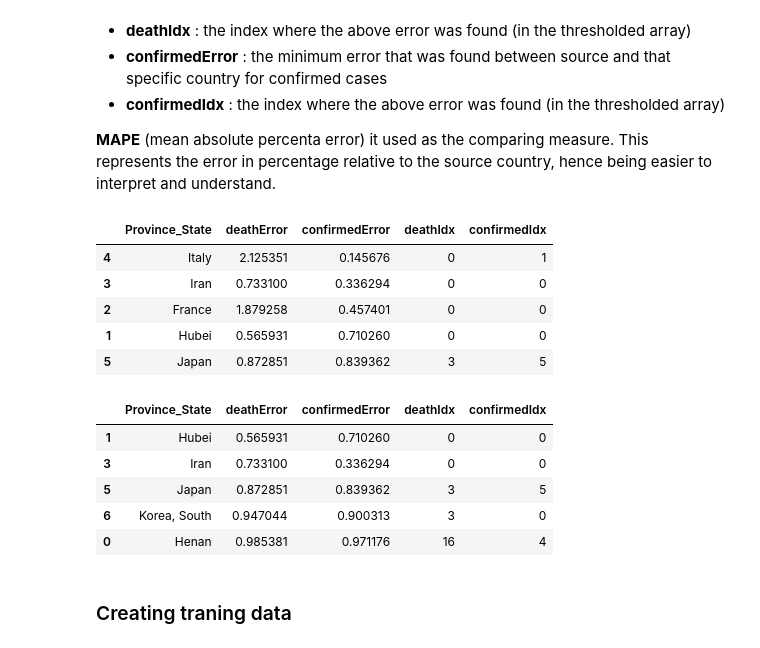
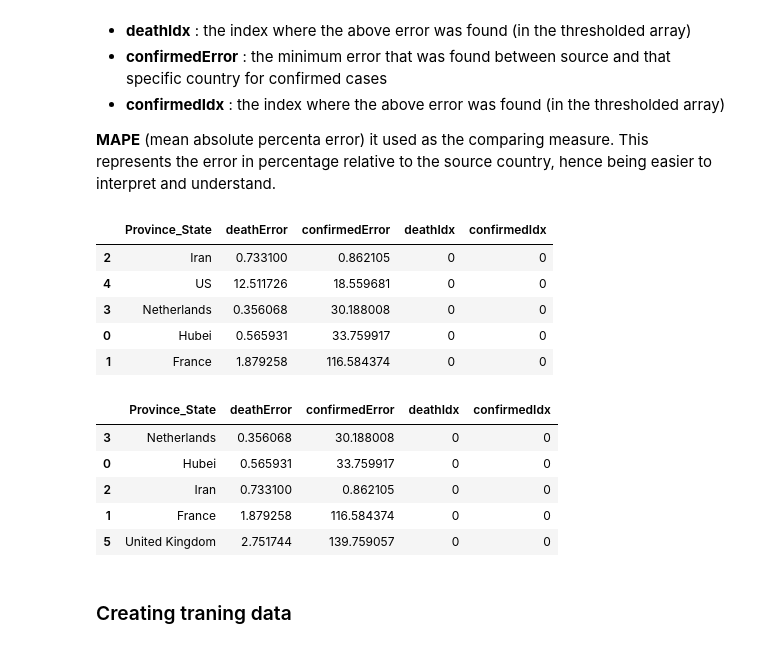
Before and after one commit to rebeccadavidsson/SIR_LSTM, a Jupyter notebook: LSTM/notebooks/Covid_19_spread_prediction_rnn.ipynb, the cells around one changed output. Saved outputs shown, nothing was run; the diff lists cells and outputs as text; code cells hidden in the pictures.

```diff
--- a/LSTM/notebooks/Covid_19_spread_prediction_rnn.ipynb
+++ b/LSTM/notebooks/Covid_19_spread_prediction_rnn.ipynb
@@ -79,3 +79,10 @@ allData.head()
 | 2 | Afghanistan | Afghanistan | 2020-01-24 | 0.0 | 0.0 |
 | 3 | Afghanistan | Afghanistan | 2020-01-25 | 0.0 | 0.0 |
 | 4 | Afghanistan | Afghanistan | 2020-01-26 | 0.0 | 0.0 |
+# %%
+# Replace Confirmed cases with new confirmed cases
+allData = allData.sort_values("Date")
+allData["New Confirmed"] = allData.groupby("Country_Region")["ConfirmedCases"].diff()
+columns = allData.columns
+allData = allData.groupby('Country_Region', as_index=False).apply(lambda group: group.iloc[1:])
+allData
@@ -82,3 +103,7 @@ allData.head()
+# %%
+allData = allData.reset_index()[columns]
+allData = allData.drop("ConfirmedCases", axis=1)
+allData = allData.rename(columns={"New Confirmed": "ConfirmedCases"})
 # %% [markdown]
 ### Similar country training data
 # %% [markdown]
@@ -94,26 +119,26 @@ The result is a dataframe containing the following:
 **MAPE** (mean absolute percenta error) it used as the comparing measure. This represents the error in percentage relative to the source country, hence being easier to interpret and understand.
 # %%
 errorData  = cc.get_nearest_sequence(allData, COUNTRY,
-                                     alignThreshConf = 200,
+                                     alignThreshConf = 500,
                                      alignThreshDead = 20,
                                      errorFunc       = l1_norm_error
                                     )
 
 display(errorData.sort_values(by='confirmedError').head())
 display(errorData.sort_values(by='deathError').head())
 # %% [output]
 |  | Province_State | deathError | confirmedError | deathIdx | confirmedIdx |
-| 4 | Italy | 2.125351 | 0.145676 | 0 | 1 |
-| 3 | Iran | 0.733100 | 0.336294 | 0 | 0 |
-| 2 | France | 1.879258 | 0.457401 | 0 | 0 |
-| 1 | Hubei | 0.565931 | 0.710260 | 0 | 0 |
-| 5 | Japan | 0.872851 | 0.839362 | 3 | 5 |
+| 2 | Iran | 0.733100 | 0.862105 | 0 | 0 |
+| 4 | US | 12.511726 | 18.559681 | 0 | 0 |
+| 3 | Netherlands | 0.356068 | 30.188008 | 0 | 0 |
+| 0 | Hubei | 0.565931 | 33.759917 | 0 | 0 |
+| 1 | France | 1.879258 | 116.584374 | 0 | 0 |
 |  | Province_State | deathError | confirmedError | deathIdx | confirmedIdx |
-| 1 | Hubei | 0.565931 | 0.710260 | 0 | 0 |
-| 3 | Iran | 0.733100 | 0.336294 | 0 | 0 |
-| 5 | Japan | 0.872851 | 0.839362 | 3 | 5 |
-| 6 | Korea, South | 0.947044 | 0.900313 | 3 | 0 |
-| 0 | Henan | 0.985381 | 0.971176 | 16 | 4 |
+| 3 | Netherlands | 0.356068 | 30.188008 | 0 | 0 |
+| 0 | Hubei | 0.565931 | 33.759917 | 0 | 0 |
+| 2 | Iran | 0.733100 | 0.862105 | 0 | 0 |
+| 1 | France | 1.879258 | 116.584374 | 0 | 0 |
+| 5 | United Kingdom | 2.751744 | 139.759057 | 0 | 0 |
 # %% [markdown]
 ### Creating traning data
 # %% [markdown]
```
Also changed, not shown: parts of 6 cells of this notebook, 4 other files.
